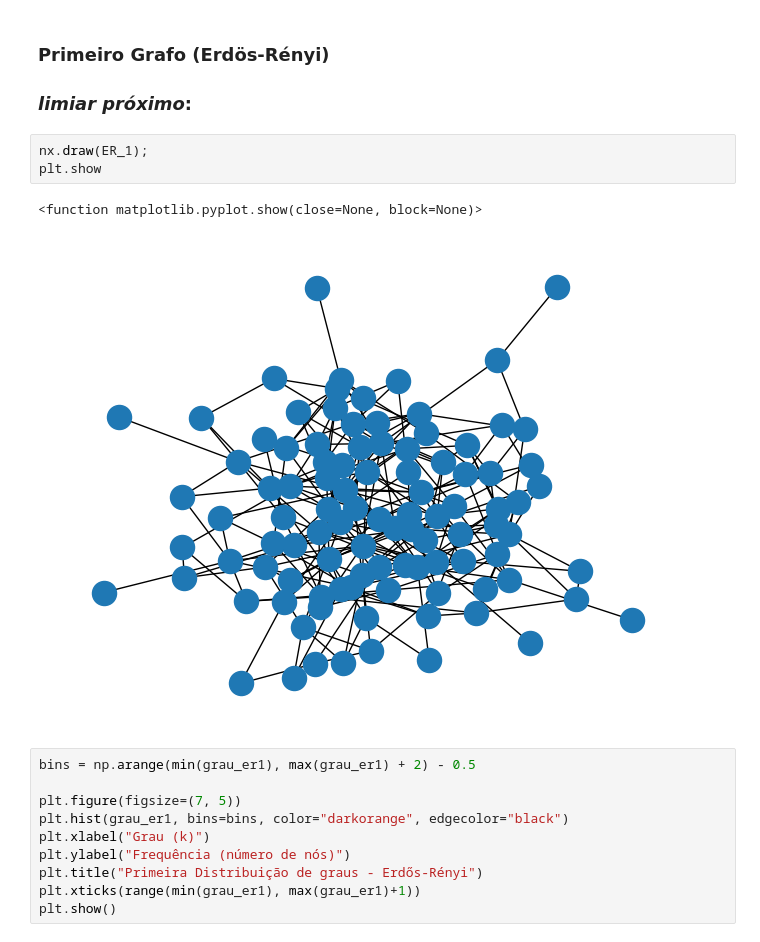
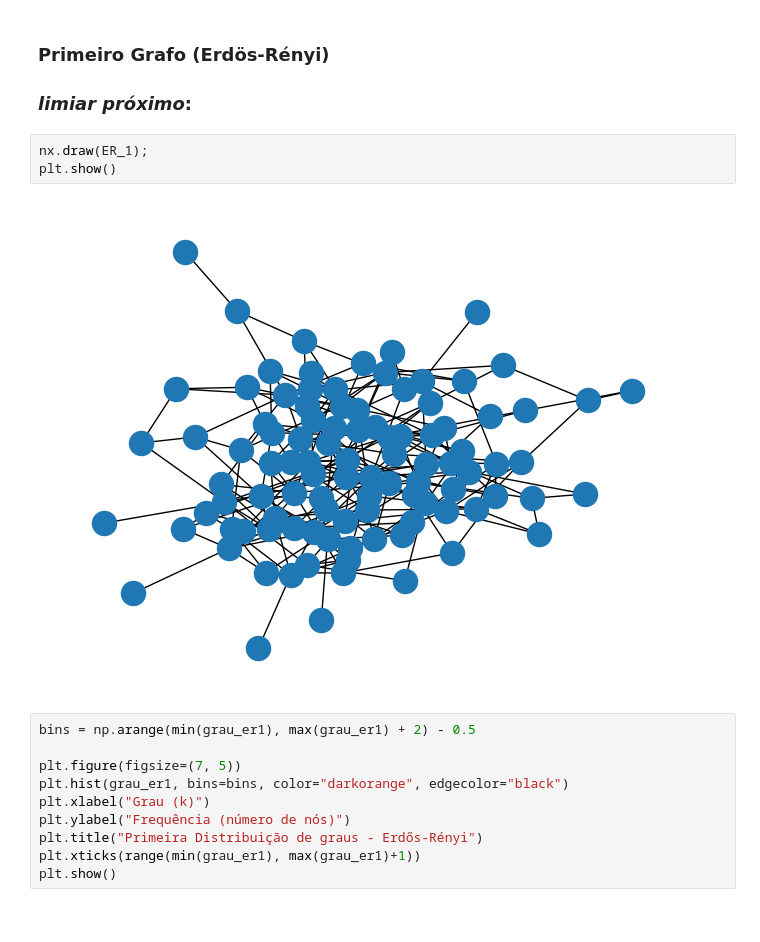
Before and after one commit to davialbuquerquerocha/EMAp.modelagem, a Jupyter notebook: parte1.ipynb, the cells around one changed output. Cells and saved outputs as stored; diff of their text form.

```diff
--- a/parte1.ipynb
+++ b/parte1.ipynb
@@ -21,10 +42,9 @@ grau_er3 = [grau_er3 for no, grau_er3 in ER_3.degree()]
 ### _limiar próximo_:
 # %%
 nx.draw(ER_1);
-plt.show
+plt.show()
 # %% [output]
-<function matplotlib.pyplot.show(close=None, block=None)>
-[figure, old version]
+[figure, new version]
 # %%
 bins = np.arange(min(grau_er1), max(grau_er1) + 2) - 0.5
 
```
Also changed, not shown: parts of 20 cells of this notebook, 1 other file.
